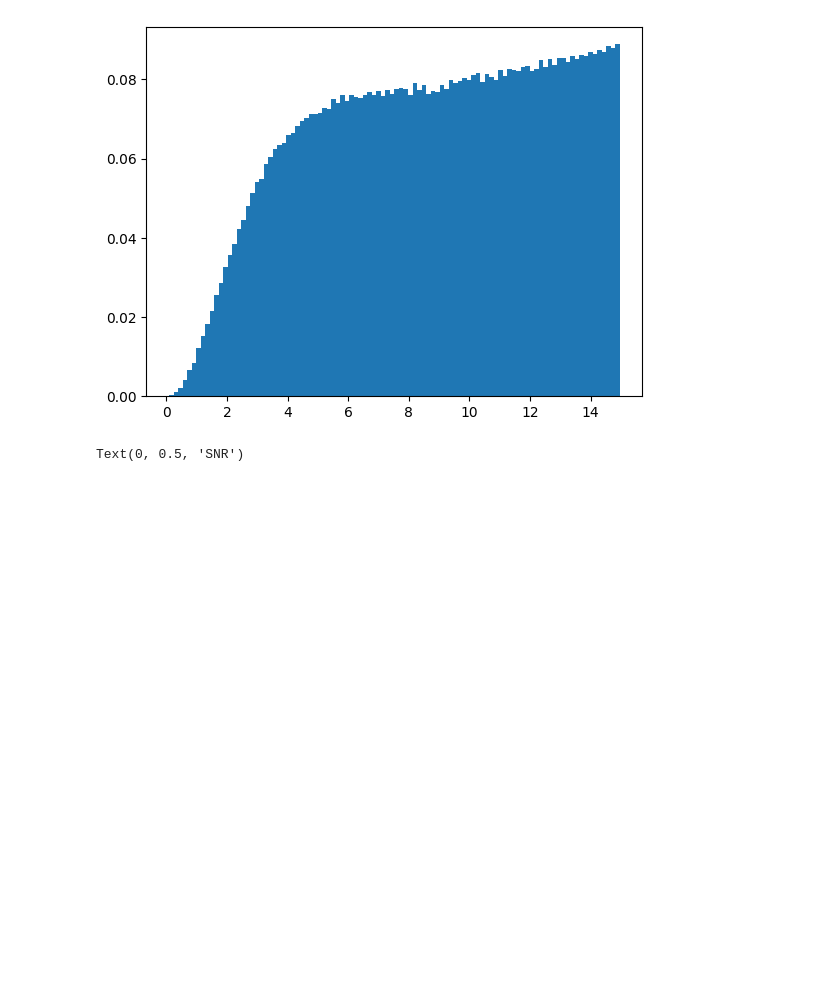
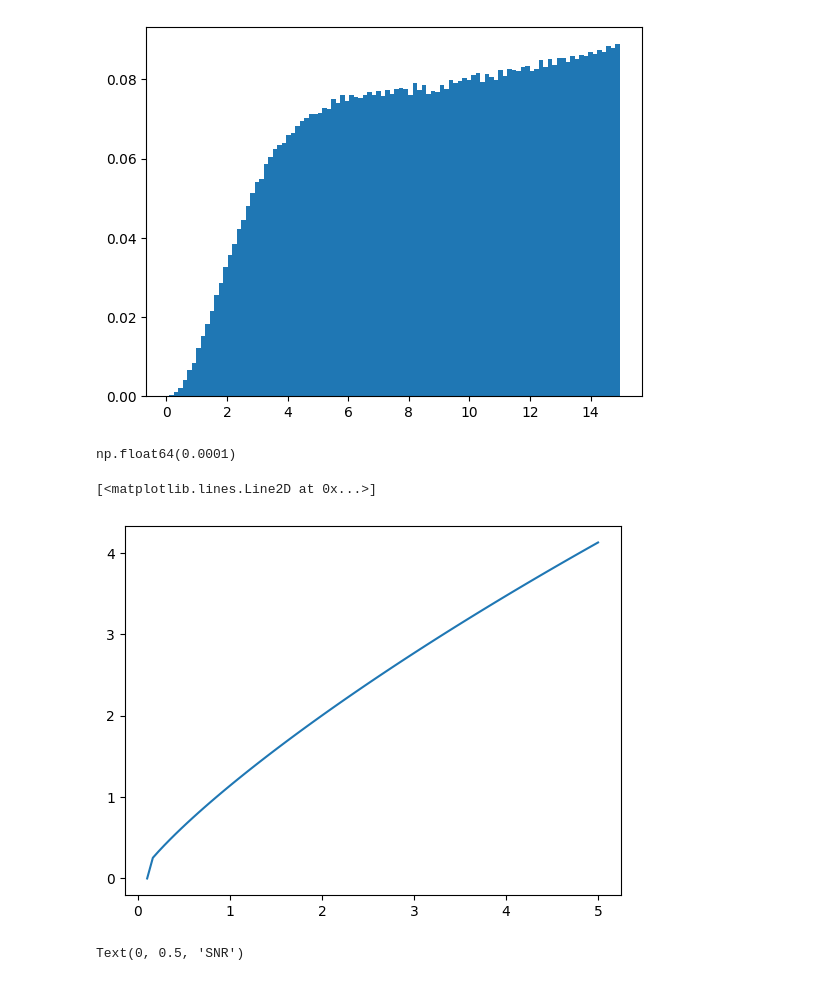
Before and after one commit to abby-moran/GW_pop_cosmo_inference, a Jupyter notebook: scripts/sandbox.ipynb, the cells around one changed output. Drawn from its saved outputs; the diff is of its cells as text; code cells hidden in the pictures; blank space fills up the shorter version.

```diff
--- a/scripts/sandbox.ipynb
+++ b/scripts/sandbox.ipynb
@@ -194,6 +253,20 @@ q_grid   = grid["q_grid"]
 snr_grid = grid["snr_grid"]
 dL_fid   = float(grid["dL_fid"])
 log_snr_interp = RegularGridInterpolator((m1_grid, q_grid), np.log(snr_grid), bounds_error=False, fill_value=-np.inf)
+# %%
+np.min(q_grid)
+# %% [output]
+np.float64(0.0001)
+# %%
+m1s=np.linspace(.1, 5, 80)
+qs=np.zeros_like(m1s)+.05
+points = np.column_stack([m1s, qs])
+snrs_out=np.exp(log_snr_interp(points))
+# %%
+plt.plot(m1s, snrs_out)
+# %% [output]
+[<matplotlib.lines.Line2D at 0x...>]
+[figure, added]
 # %%
 grid_file='snr_grid_326.npz'
 grid=np.load(grid_file)
```
Also changed, not shown: parts of 19 cells of this notebook, 31 other files.
